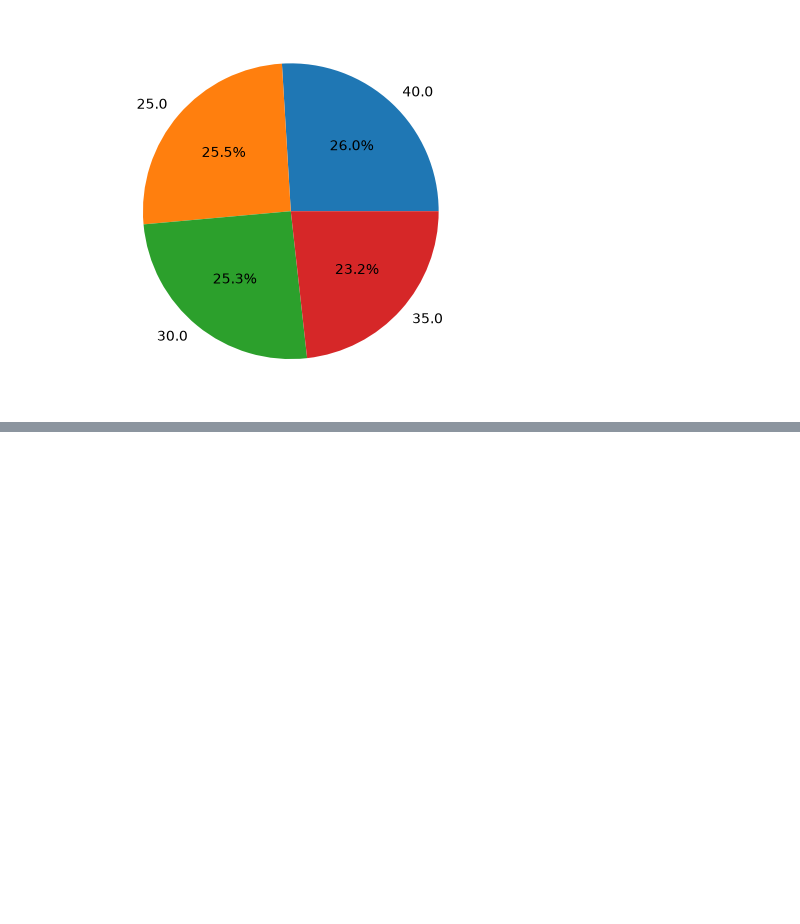
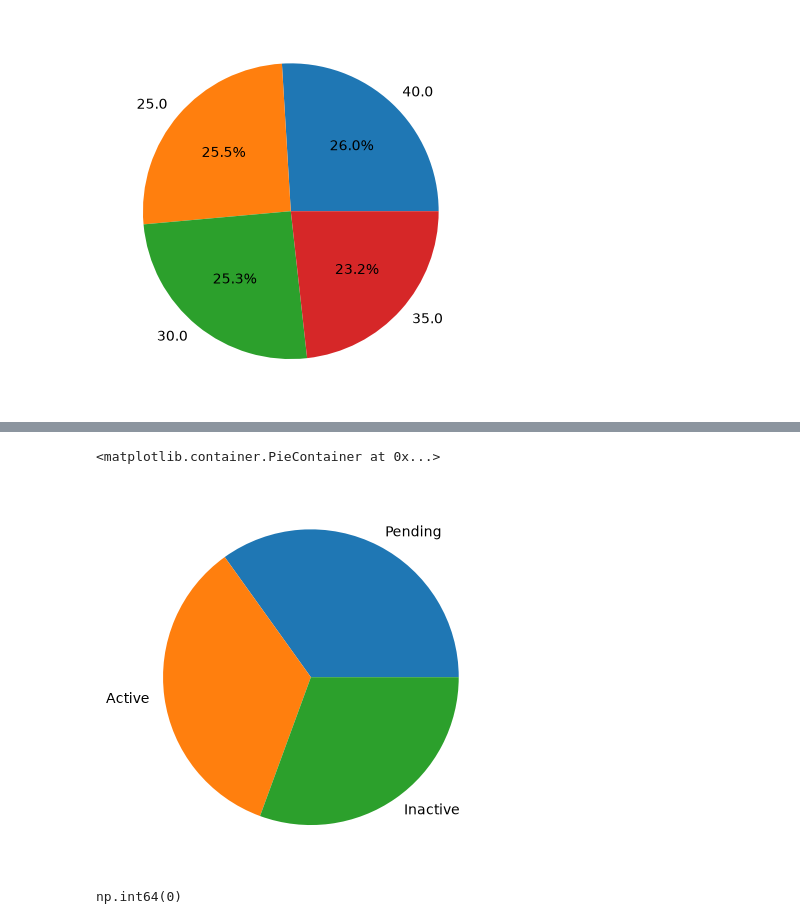
Before and after one commit to aayushmanz/Python-For-Data-Science, a Jupyter notebook: Pandas in Python/Practice in pandas/Practice_9_.Messy_Employee.ipynb, the cells around one changed output, grey strips where cells are left out. Drawn from its saved outputs; the diff is of its cells as text; code cells hidden in the pictures; blank space fills up the shorter version.

```diff
--- a/Pandas in Python/Practice in pandas/Practice_9_.Messy_Employee.ipynb
+++ b/Pandas in Python/Practice in pandas/Practice_9_.Messy_Employee.ipynb
@@ -176,3 +176,21 @@ df
 | 1018 | EMP2018 | Alice Garcia | 30.0 | HR-Florida | Inactive | 12/16/2024 | 71318.79 | alice.garcia@gmail.com | -8995729892 | ... |
 | 1019 | EMP2019 | Heidi Jones | 30.0 | DevOps-Illinois | Pending | 2/22/2021 | 77764.24 | heidi.jones@gmail.com | -7629745492 | ... |
 1020 rows × 11 columns
+# %%
+# active :
+
+status = df['Status'].value_counts()
+
+plt.pie(status,labels=status.index)
+
+
+# we can clearly see that the pending is 1/3 of the pie chart
+# and we are not capable to change pending into the inactive
+# becuz if we do that then our majority of pie (2/3) will be inactive.
+# %% [output]
+<matplotlib.container.PieContainer at 0x...>
+[figure, added]
+# %%
+df['Employee_ID'].duplicated().sum()  # ok there is not duplicates.
+# %% [output]
+np.int64(0)
```
Also changed, not shown: parts of 6 cells of this notebook.
